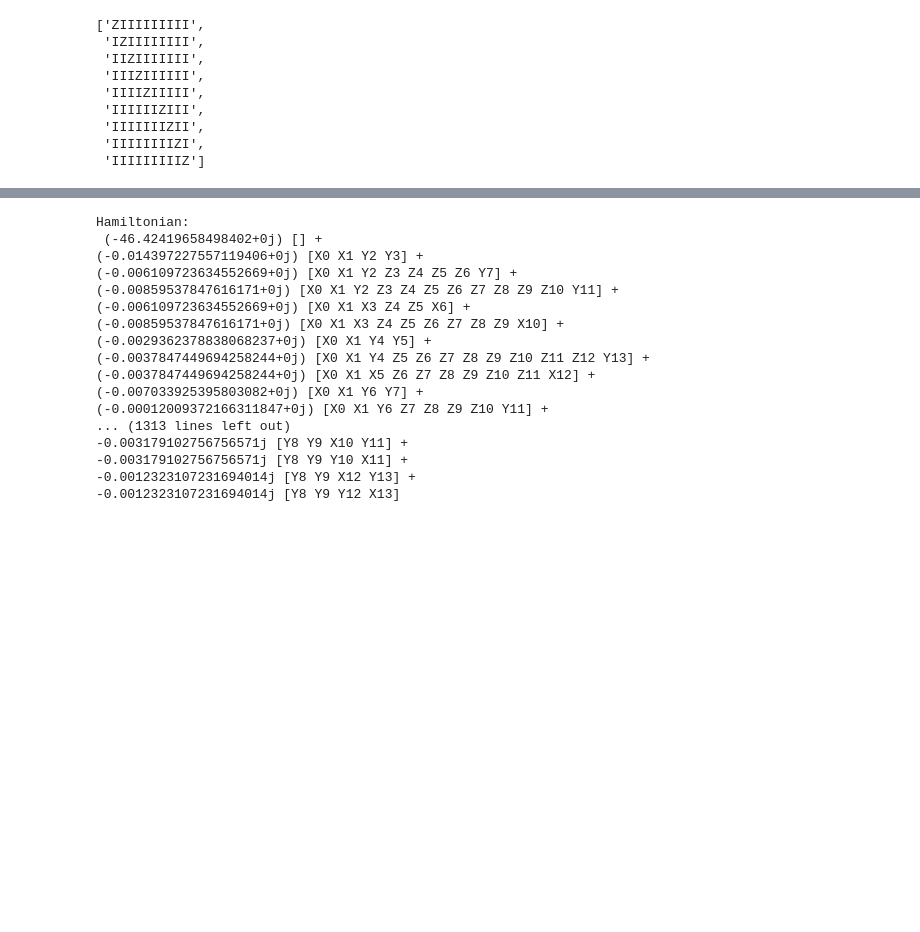
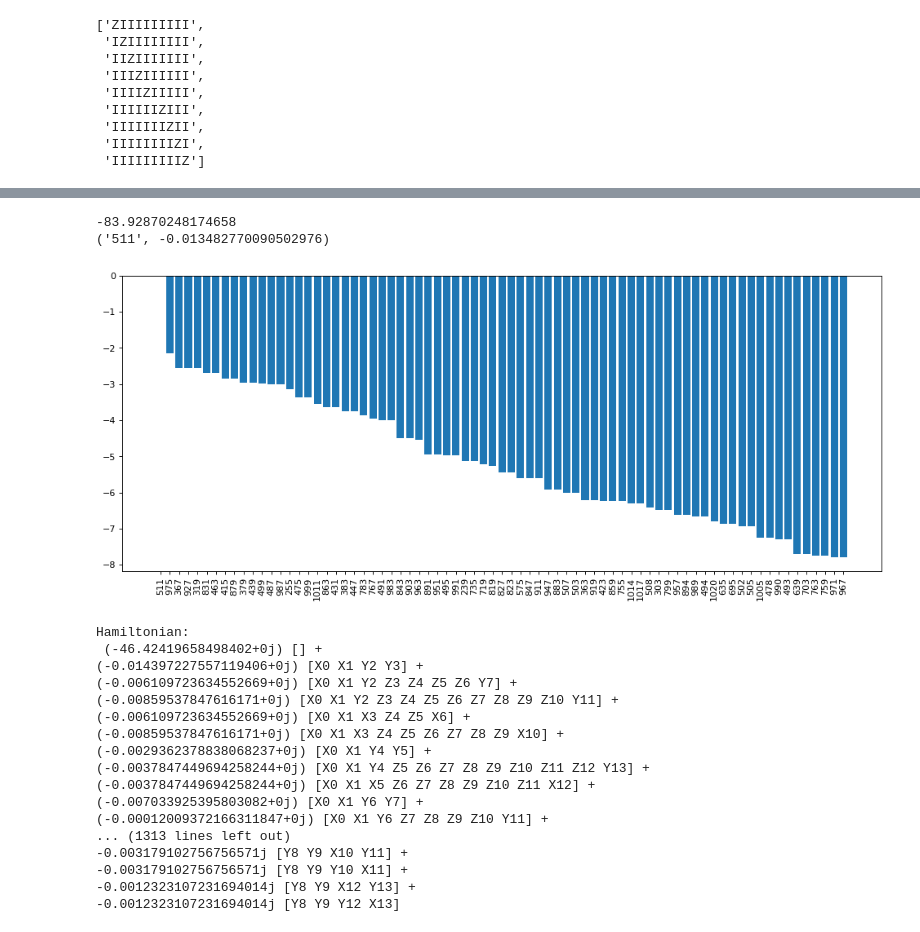
Before and after one commit to wmkirby1/CS-VQE, a Jupyter notebook: H2O.ipynb, the cells around one changed output, grey strips where cells are left out. Drawn from its saved outputs; the diff is of its cells as text; code cells hidden in the pictures; blank space fills up the shorter version.

```diff
--- a/H2O.ipynb
+++ b/H2O.ipynb
@@ -522,0 +552,9 @@ ham
+# %%
+B = list(itertools.product([0,1], repeat=num_qubits))
+for index in range(2**(num_qubits)):
+    b1 = list(B[index])
+    b2 = deepcopy(b1)
+    b2[5] = (b2[5]+1)%2
+    i1 = bin_to_int(b1)
+    i2 = bin_to_int(b2)
+    print(i1, i2)
@@ -523,3 +579,28 @@ ham
+# %%
+from openfermion.linalg import get_sparse_operator, get_ground_state
+
+gs = get_ground_state(get_sparse_operator(ham_q, num_qubits).toarray())
+print(gs[0])
+
+amp_list = [abs(a)**2 for a in list(gs[1])]
+sig_amp_list = sorted([(str(index), np.log10(a)) for index, a in enumerate(amp_list) if a > 0.00000001], key=lambda x:x[1])
+sig_amp_list.reverse()
+print(sig_amp_list[0])
+XY = list(zip(*sig_amp_list))
+X = XY[0]
+Y = XY[1]
+
+from matplotlib.pyplot import figure
+
+figure(figsize=(15, 6), dpi=80)
+
+plt.bar(X, Y)
+plt.xticks(rotation=90)
+plt.show()
+# %% [output]
+-83.92870248174658
+('511', -0.013482770090502976)
+[figure, added]
 # %%
 import openfermion
 import openfermionpyscf
```
Also changed, not shown: parts of 18 cells of this notebook, 1 other file.
